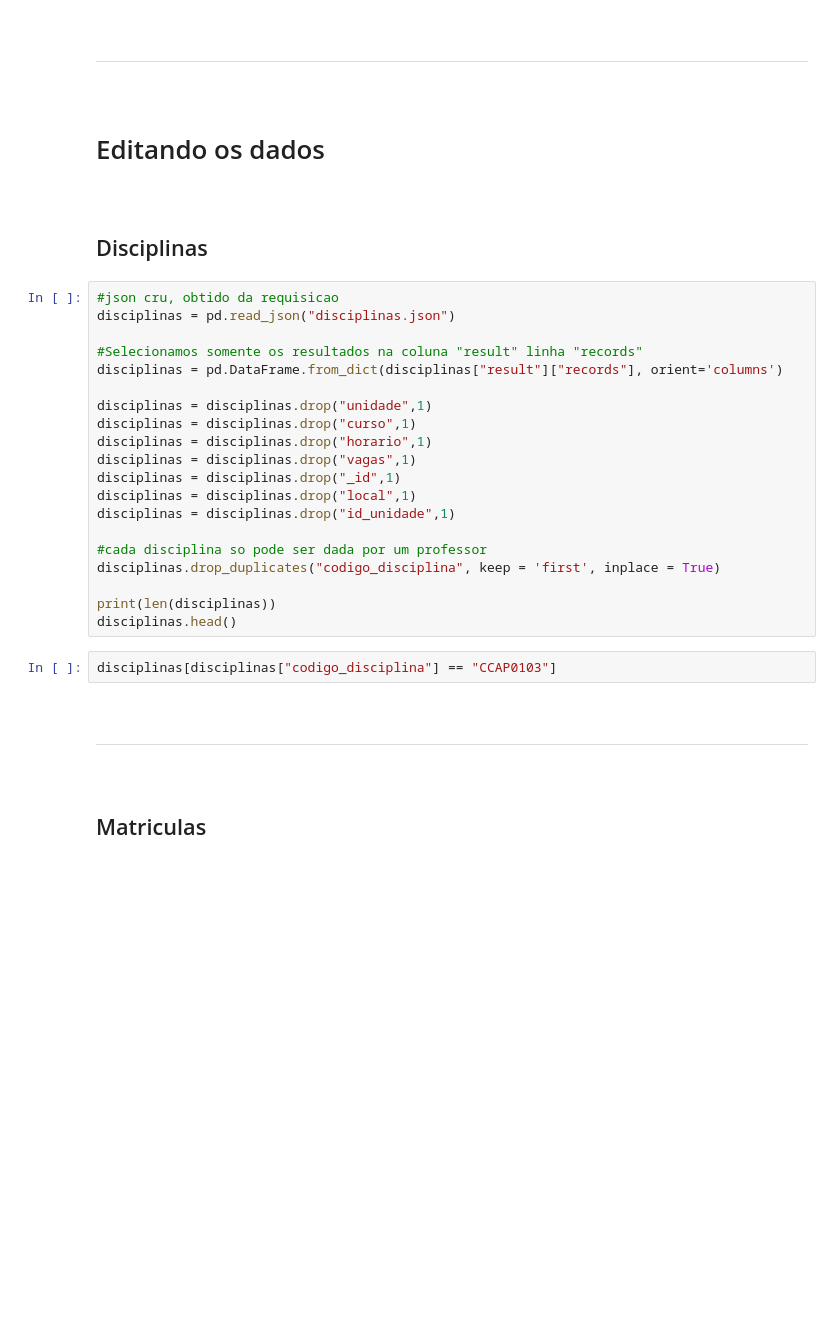
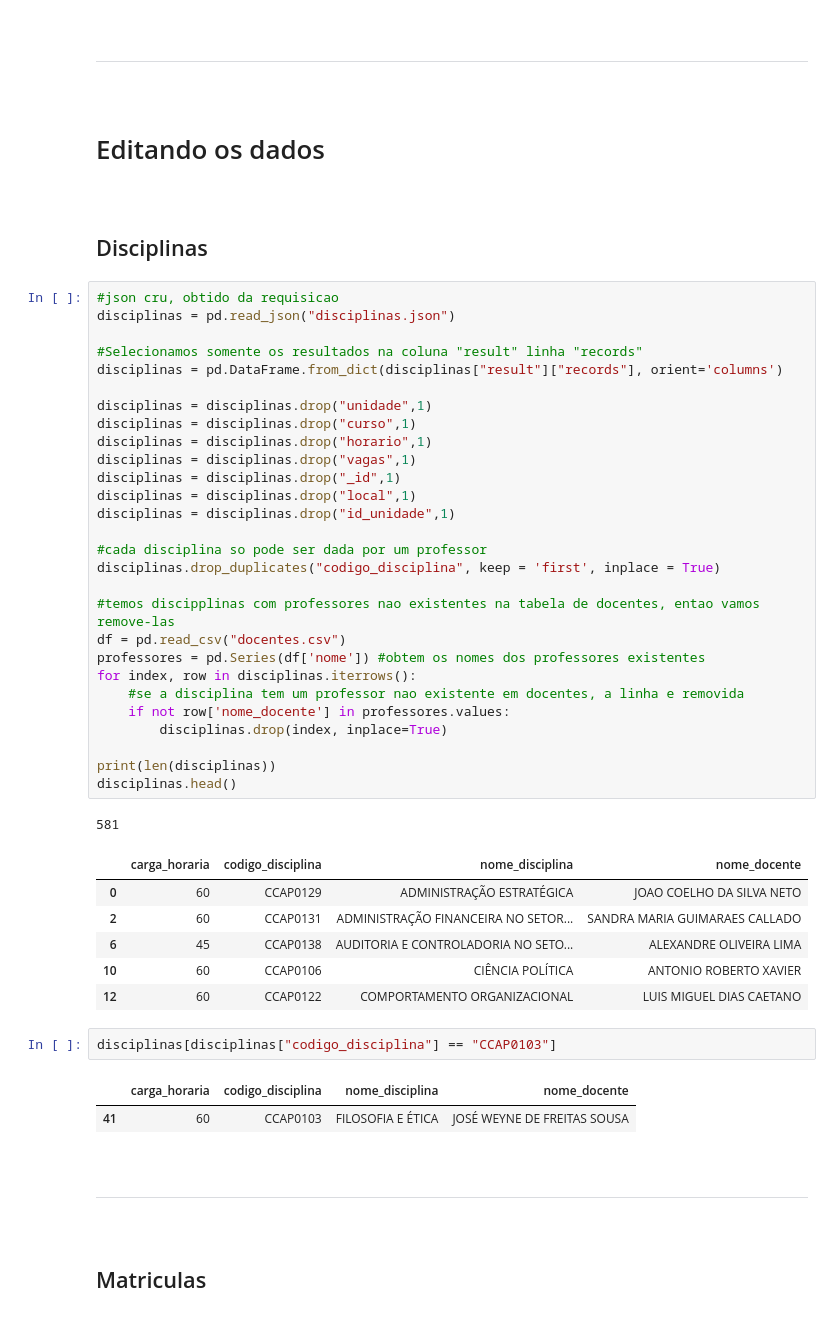
Before and after one commit to luiznery/IBD, a Jupyter notebook: TP2.ipynb, the cells around one changed output. Saved outputs shown, nothing was run; the diff lists cells and outputs as text; blank space fills up the shorter version.

Commit message:
removi disciplinas que nao tem professor presente em docentes

```diff
--- a/TP2.ipynb
+++ b/TP2.ipynb
@@ -88,25 +116,44 @@ import numpy as np
 # %%
 #json cru, obtido da requisicao
 disciplinas = pd.read_json("disciplinas.json")
 
 #Selecionamos somente os resultados na coluna "result" linha "records"
 disciplinas = pd.DataFrame.from_dict(disciplinas["result"]["records"], orient='columns')
 
 disciplinas = disciplinas.drop("unidade",1)
 disciplinas = disciplinas.drop("curso",1)
 disciplinas = disciplinas.drop("horario",1)
 disciplinas = disciplinas.drop("vagas",1)
 disciplinas = disciplinas.drop("_id",1)
 disciplinas = disciplinas.drop("local",1)
 disciplinas = disciplinas.drop("id_unidade",1)
 
 #cada disciplina so pode ser dada por um professor
 disciplinas.drop_duplicates("codigo_disciplina", keep = 'first', inplace = True)
 
+#temos discipplinas com professores nao existentes na tabela de docentes, entao vamos remove-las
+df = pd.read_csv("docentes.csv")
+professores = pd.Series(df['nome']) #obtem os nomes dos professores existentes
+for index, row in disciplinas.iterrows():
+    #se a disciplina tem um professor nao existente em docentes, a linha e removida
+    if not row['nome_docente'] in professores.values:
+        disciplinas.drop(index, inplace=True)
+
 print(len(disciplinas))
 disciplinas.head()
+# %% [output]
+581
+|  | carga_horaria | codigo_disciplina | nome_disciplina | nome_docente |
+| 0 | 60 | CCAP0129 | ADMINISTRAÇÃO ESTRATÉGICA | JOAO COELHO DA SILVA NETO |
+| 2 | 60 | CCAP0131 | ADMINISTRAÇÃO FINANCEIRA NO SETOR... | SANDRA MARIA GUIMARAES CALLADO |
+| 6 | 45 | CCAP0138 | AUDITORIA E CONTROLADORIA NO SETO... | ALEXANDRE OLIVEIRA LIMA |
+| 10 | 60 | CCAP0106 | CIÊNCIA POLÍTICA | ANTONIO ROBERTO XAVIER |
+| 12 | 60 | CCAP0122 | COMPORTAMENTO ORGANIZACIONAL | LUIS MIGUEL DIAS CAETANO |
 # %%
 disciplinas[disciplinas["codigo_disciplina"] == "CCAP0103"]
+# %% [output]
+|  | carga_horaria | codigo_disciplina | nome_disciplina | nome_docente |
+| 41 | 60 | CCAP0103 | FILOSOFIA E ÉTICA | JOSÉ WEYNE DE FREITAS SOUSA |
 # %% [markdown]
 <br>
 
```
Also changed, not shown: parts of 25 cells of this notebook.
